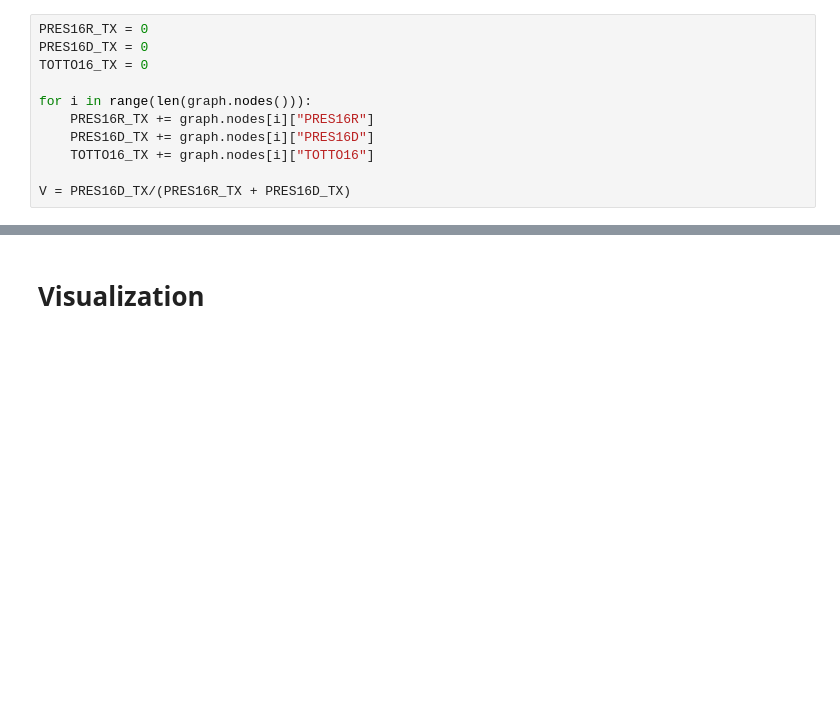
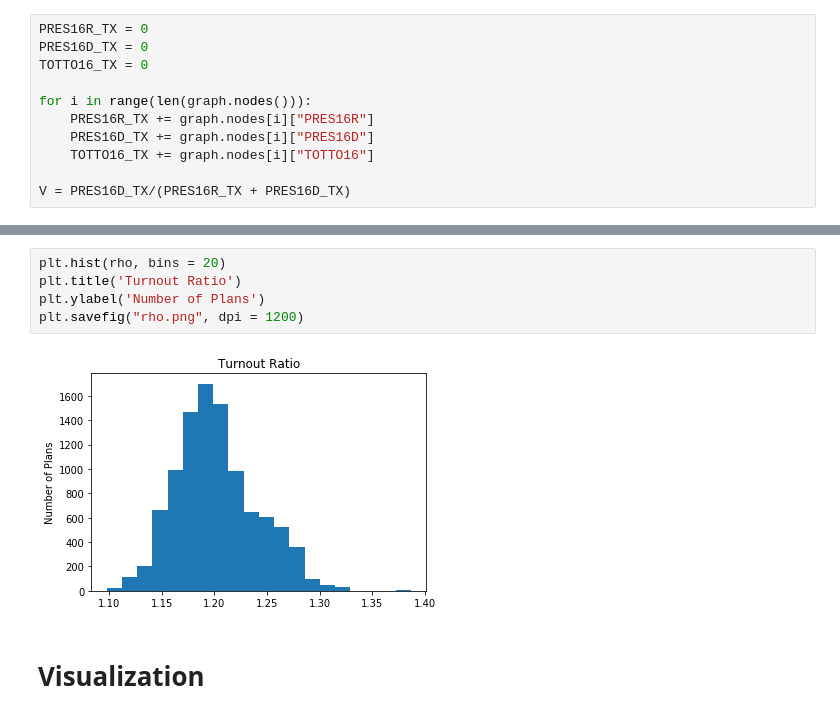
Before and after one commit to vrdi/Partisan-Metrics, a Jupyter notebook: TX_EG/TX_EG_MM.ipynb, the cells around one changed output, grey strips where cells are left out. Cells and saved outputs as stored; diff of their text form; blank space fills up the shorter version.

```diff
--- a/TX_EG/TX_eff_gap.ipynb
+++ b/TX_EG/TX_EG_MM.ipynb
@@ -258,3 +327,10 @@ plt.savefig("EG_difference_EG_ideal.png", dpi = 1200)
+# %%
+plt.hist(rho, bins = 20)
+plt.title('Turnout Ratio')
+plt.ylabel('Number of Plans')
+plt.savefig("rho.png", dpi = 1200)
+# %% [output]
+[figure, added]
 # %% [markdown]
 # Visualization
 # %%
```
Also changed, not shown: parts of 16 cells of this notebook, 14 other files.
